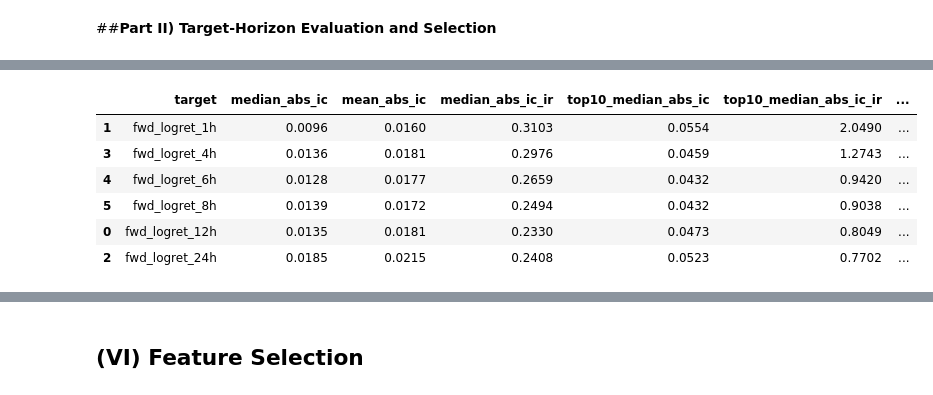
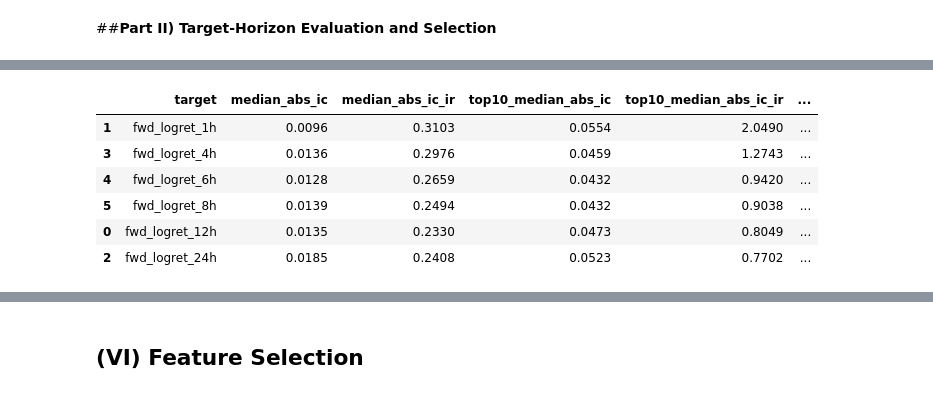
Before and after one commit to jade-lam/CQF, a Jupyter notebook: CQF_Final_Project.ipynb, the cells around one changed output, grey strips where cells are left out. Drawn from its saved outputs; the diff is of its cells as text; code cells hidden in the pictures.

```diff
--- a/CQF_Final_Project.ipynb
+++ b/CQF_Final_Project.ipynb
@@ -3644,9 +3428,7 @@ Saved: /content/drive/MyDrive/Colab Notebooks/CQF_final_project/data/X_train_eng
 # %%
-# Load and align the engineered training matrix and continuous targets
-data_dir = "/content/drive/MyDrive/Colab Notebooks/CQF_final_project/data"
-
-X_ic = pd.read_csv(f"{data_dir}/X_train_engineered_1h.csv", index_col="timestamp", parse_dates=["timestamp"])
-y_ic = pd.read_csv(f"{data_dir}/targets_train_1h.csv", index_col="timestamp", parse_dates=["timestamp"])
+# a) Load and align engineered features and candidate targets
+X_ic = pd.read_csv(DATA_PATH / "X_train_engineered_1h.csv", index_col="timestamp", parse_dates=["timestamp"])
+y_ic = pd.read_csv(DATA_PATH / "targets_train_1h.csv", index_col="timestamp", parse_dates=["timestamp"])
 
 X_ic.index = pd.to_datetime(X_ic.index, utc=True)
 y_ic.index = pd.to_datetime(y_ic.index, utc=True)
@@ -3657,10 +3439,10 @@ y_ic = y_ic.sort_index()
 target_cols = ["fwd_logret_1h", "fwd_logret_4h", "fwd_logret_6h", "fwd_logret_8h", "fwd_logret_12h", "fwd_logret_24h"]
 y_ic = y_ic.reindex(X_ic.index)[target_cols]
 
-print("X_ic shape:", X_ic.shape)
-print("y_ic shape:", y_ic.shape)
-print("Common date range:", X_ic.index.min(), "to", X_ic.index.max())
-print("Index alignment:", X_ic.index.equals(y_ic.index))
-print("Missing X values:", X_ic.isna().sum().sum())
-print("Missing target values:", y_ic.isna().sum().sum())
+print(f"Features: {X_ic.shape}")
+print(f"Targets: {y_ic.shape}")
+print(f"Period: {X_ic.index.min()} to {X_ic.index.max()}")
+print(f"Feature-target alignment: {X_ic.index.equals(y_ic.index)}")
+print(f"Missing feature values: {X_ic.isna().sum().sum():,}")
+print(f"Missing target values: {y_ic.isna().sum().sum():,}")
 # %% [output]
@@ -3673,61 +3461,72 @@ Missing target values: 0
 # %%
-# Calculate overall Spearman IC and monthly IC/IR across all target horizons
-ic_results = []
-monthly_ic_records = []
+# b) Compare signal strength across horizons
+ic_rows = []
+monthly_ic_rows = []
+month_labels = X_ic.index.tz_localize(None).to_period("M")
 
 for target in target_cols:
     overall_ic = X_ic.corrwith(y_ic[target], method="spearman")
 
-    for month, month_index in X_ic.groupby(X_ic.index.to_period("M")).groups.items():
-        month_y = y_ic.loc[month_index, target]
-        valid_index = month_y.dropna().index
+    for feature, value in overall_ic.items():
+        ic_rows.append({"target": target, "feature": feature, "overall_ic": value})
 
-        if len(valid_index) < 100: continue
+    for month in month_labels.unique():
+        month_mask = month_labels == month
+        month_y = y_ic.loc[month_mask, target].dropna()
 
-        monthly_ic = X_ic.loc[valid_index].corrwith(month_y.loc[valid_index], method="spearman")
+        if len(month_y) < 100:
+            continue
 
-        for feature, value in monthly_ic.items():
-            monthly_ic_records.append({"target": target, "month": str(month), "feature": feature, "monthly_ic": value})
+        month_X = X_ic.loc[month_y.index]
+        varying_features = month_X.columns[month_X.nunique() > 1]
+        month_ic = month_X[varying_features].corrwith(month_y, method="spearman")
 
-    for feature, value in overall_ic.items():
-        ic_results.append({"target": target, "feature": feature, "overall_ic": value})
+        for feature, value in month_ic.items():
+            monthly_ic_rows.append({"target": target, "month": str(month), "feature": feature, "monthly_ic": value})
 
-ic_results = pd.DataFrame(ic_results)
-monthly_ic = pd.DataFrame(monthly_ic_records)
+ic_results = pd.DataFrame(ic_rows)
+monthly_ic = pd.DataFrame(monthly_ic_rows)
 
-monthly_ic_summary = monthly_ic.groupby(["target", "feature"])["monthly_ic"].agg(
+monthly_summary = monthly_ic.groupby(["target", "feature"])["monthly_ic"].agg(
     monthly_ic_mean="mean",
     monthly_ic_std="std",
-    months="count"
-).reset_index()
+    months="count").reset_index()
 
-ic_ir_results = ic_results.merge(monthly_ic_summary, on=["target", "feature"], how="left")
+ic_ir_results = ic_results.merge(monthly_summary, on=["target", "feature"], how="left")
 ic_ir_results["ic_ir"] = ic_ir_results["monthly_ic_mean"] / ic_ir_results["monthly_ic_std"].replace(0, np.nan)
 ic_ir_results["abs_overall_ic"] = ic_ir_results["overall_ic"].abs()
 ic_ir_results["abs_ic_ir"] = ic_ir_results["ic_ir"].abs()
 
 monthly_ic = monthly_ic.merge(ic_results, on=["target", "feature"], how="left")
 monthly_ic["sign_consistent"] = np.sign(monthly_ic["monthly_ic"]) == np.sign(monthly_ic["overall_ic"])
 
-sign_consistency = monthly_ic.groupby(["target", "feature"])["sign_consistent"].mean().mul(100).reset_index(name="sign_consistency_pct")
+sign_consistency = monthly_ic.groupby(["target", "feature"])["sign_consistent"].mean().mul(100)
+sign_consistency = sign_consistency.reset_index(name="sign_consistency_pct")
+
 ic_ir_results = ic_ir_results.merge(sign_consistency, on=["target", "feature"], how="left")
-ic_ir_results = ic_ir_results.sort_values(["target", "abs_ic_ir", "abs_overall_ic"], ascending=[True, False, False])
 
 horizon_summary = ic_ir_results.groupby("target").agg(
     median_abs_ic=("abs_overall_ic", "median"),
-    mean_abs_ic=("abs_overall_ic", "mean"),
     median_abs_ic_ir=("abs_ic_ir", "median"),
     top10_median_abs_ic=("abs_overall_ic", lambda x: x.nlargest(10).median()),
     top10_median_abs_ic_ir=("abs_ic_ir", lambda x: x.nlargest(10).median()),
-    median_sign_consistency=("sign_consistency_pct", "median")
-).reset_index()
+    median_sign_consistency=("sign_consistency_pct", "median")).reset_index()
 
-display(horizon_summary.sort_values("top10_median_abs_ic_ir", ascending=False))
+horizon_summary = horizon_summary.sort_values("top10_median_abs_ic_ir", ascending=False)
+
+display(horizon_summary.style.background_gradient(
+        subset=["median_abs_ic", "median_abs_ic_ir", "top10_median_abs_ic", "top10_median_abs_ic_ir"],
+        cmap="Blues").format({
+          "median_abs_ic": "{:.4f}",
+          "median_abs_ic_ir": "{:.4f}",
+          "top10_median_abs_ic": "{:.4f}",
+          "top10_median_abs_ic_ir": "{:.4f}",
+          "median_sign_consistency": "{:.1f}%"}))
 # %% [output]
-|  | target | median_abs_ic | mean_abs_ic | median_abs_ic_ir | top10_median_abs_ic | top10_median_abs_ic_ir | ... |
-| 1 | fwd_logret_1h | 0.0096 | 0.0160 | 0.3103 | 0.0554 | 2.0490 | ... |
-| 3 | fwd_logret_4h | 0.0136 | 0.0181 | 0.2976 | 0.0459 | 1.2743 | ... |
-| 4 | fwd_logret_6h | 0.0128 | 0.0177 | 0.2659 | 0.0432 | 0.9420 | ... |
-| 5 | fwd_logret_8h | 0.0139 | 0.0172 | 0.2494 | 0.0432 | 0.9038 | ... |
-| 0 | fwd_logret_12h | 0.0135 | 0.0181 | 0.2330 | 0.0473 | 0.8049 | ... |
-| 2 | fwd_logret_24h | 0.0185 | 0.0215 | 0.2408 | 0.0523 | 0.7702 | ... |
+|  | target | median_abs_ic | median_abs_ic_ir | top10_median_abs_ic | top10_median_abs_ic_ir | ... |
+| 1 | fwd_logret_1h | 0.0096 | 0.3103 | 0.0554 | 2.0490 | ... |
+| 3 | fwd_logret_4h | 0.0136 | 0.2976 | 0.0459 | 1.2743 | ... |
+| 4 | fwd_logret_6h | 0.0128 | 0.2659 | 0.0432 | 0.9420 | ... |
+| 5 | fwd_logret_8h | 0.0139 | 0.2494 | 0.0432 | 0.9038 | ... |
+| 0 | fwd_logret_12h | 0.0135 | 0.2330 | 0.0473 | 0.8049 | ... |
+| 2 | fwd_logret_24h | 0.0185 | 0.2408 | 0.0523 | 0.7702 | ... |
```
Also changed, not shown: parts of 55 cells of this notebook.
